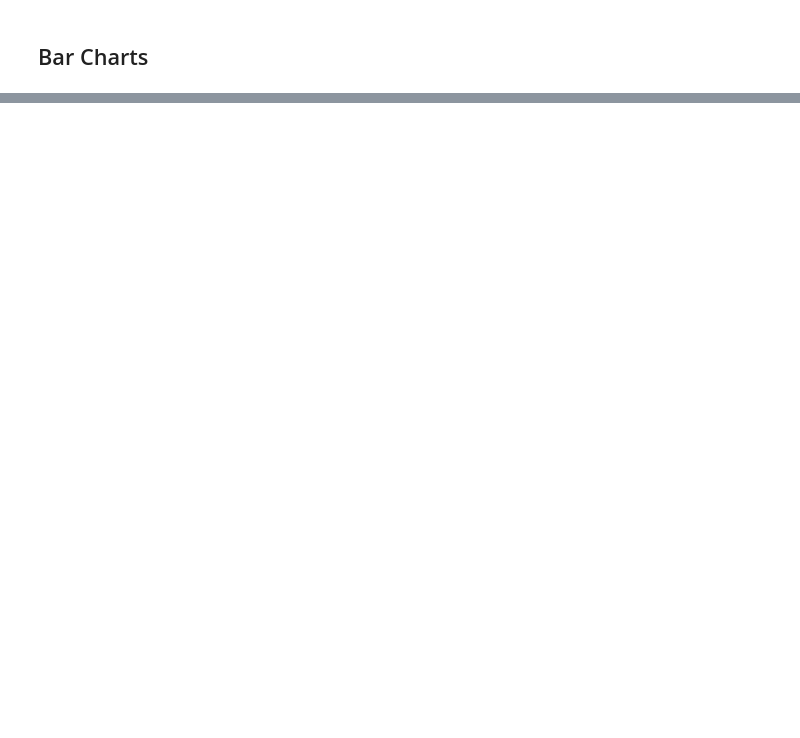
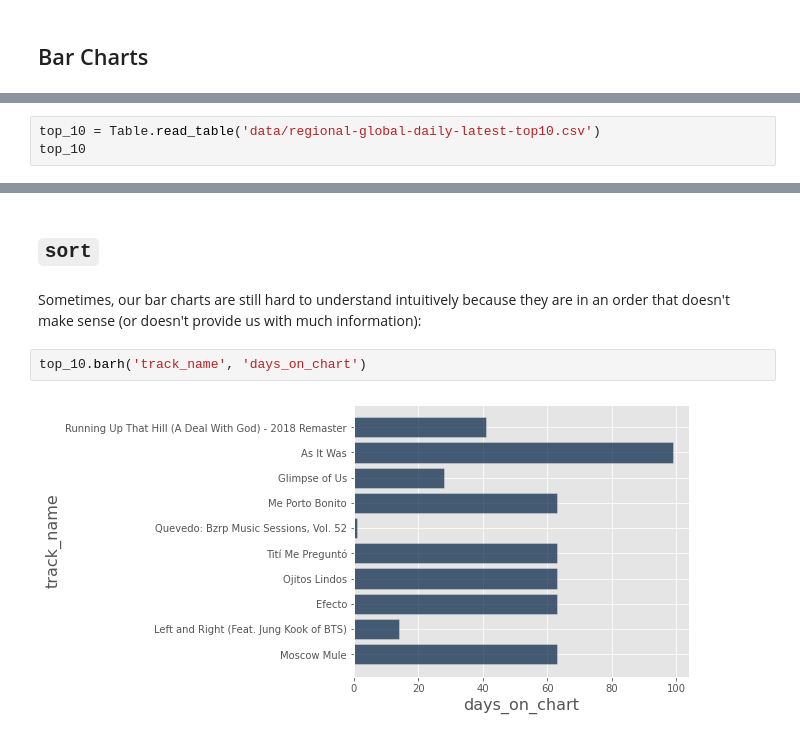
Before and after one commit to data-6-berkeley/su22, a Jupyter notebook: lecture/lec08/lec08-blank.ipynb, the cells around one changed output, grey strips where cells are left out. Drawn from its saved outputs; the diff is of its cells as text; blank space fills up the shorter version.

```diff
--- a/lecture/lec08/lec08-blank.ipynb
+++ b/lecture/lec08/lec08-blank.ipynb
@@ -153,0 +63,3 @@ top_gdp.barh(..., width = 800, height = 500,
+# %%
+top_10 = Table.read_table('data/regional-global-daily-latest-top10.csv')
+top_10
@@ -153,0 +90,8 @@ top_gdp.barh(..., width = 800, height = 500,
+# %% [markdown]
+## `sort`
+# %% [markdown]
+Sometimes, our bar charts are still hard to understand intuitively because they are in an order that doesn't make sense (or doesn't provide us with much information):
+# %%
+top_10.barh('track_name', 'days_on_chart')
+# %% [output]
+[figure, added]
```
Also changed, not shown: parts of 89 cells of this notebook, 5 other files.
